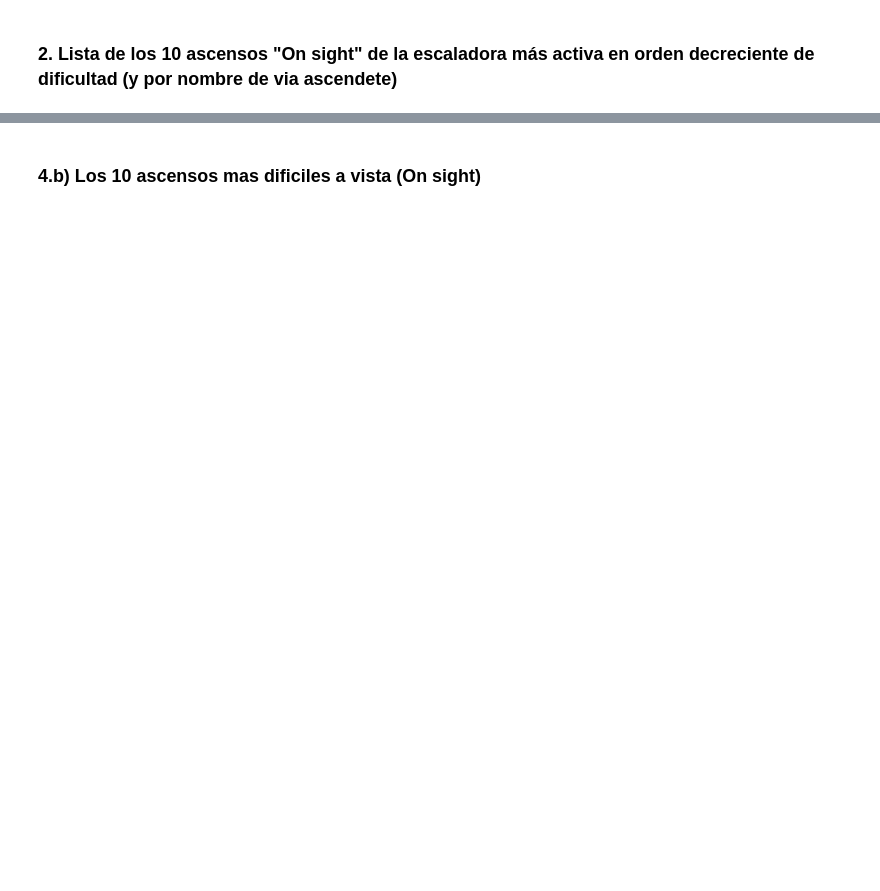
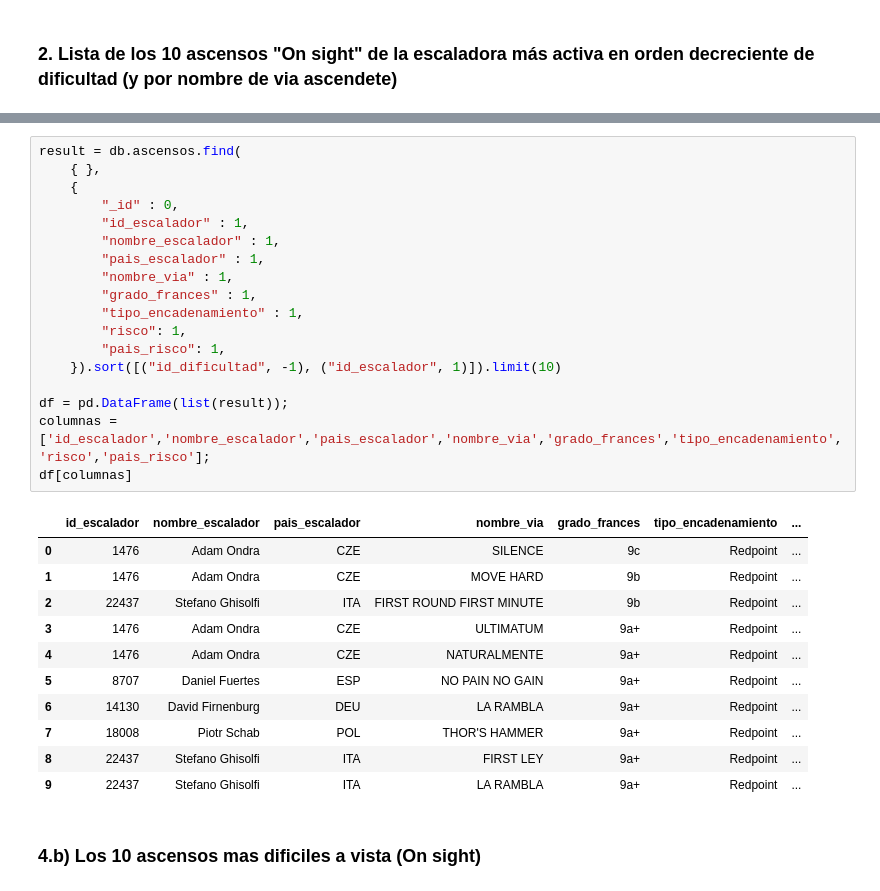
Before and after one commit to jmsanchezff/datahack_practica_bbdd, a Jupyter notebook: MongoDB.ipynb, the cells around one changed output, grey strips where cells are left out. Drawn from its saved outputs; the diff is of its cells as text; blank space fills up the shorter version.

```diff
--- a/MongoDB.ipynb
+++ b/MongoDB.ipynb
@@ -165,2 +274,32 @@ pd.DataFrame(list(result))
+# %%
+result = db.ascensos.find(
+    { },
+    {
+        "_id" : 0,
+        "id_escalador" : 1,
+        "nombre_escalador" : 1,
+        "pais_escalador" : 1,
+        "nombre_via" : 1,
+        "grado_frances" : 1,
+        "tipo_encadenamiento" : 1,
+        "risco": 1,
+        "pais_risco": 1,
+    }).sort([("id_dificultad", -1), ("id_escalador", 1)]).limit(10)
+
+df = pd.DataFrame(list(result));
+columnas = ['id_escalador','nombre_escalador','pais_escalador','nombre_via','grado_frances','tipo_encadenamiento','risco','pais_risco'];
+df[columnas]
+# %% [output]
+|  | id_escalador | nombre_escalador | pais_escalador | nombre_via | grado_frances | tipo_encadenamiento | ... |
+| 0 | 1476 | Adam Ondra | CZE | SILENCE | 9c | Redpoint | ... |
+| 1 | 1476 | Adam Ondra | CZE | MOVE HARD | 9b | Redpoint | ... |
+| 2 | 22437 | Stefano Ghisolfi | ITA | FIRST ROUND FIRST MINUTE | 9b | Redpoint | ... |
+| 3 | 1476 | Adam Ondra | CZE | ULTIMATUM | 9a+ | Redpoint | ... |
+| 4 | 1476 | Adam Ondra | CZE | NATURALMENTE | 9a+ | Redpoint | ... |
+| 5 | 8707 | Daniel Fuertes | ESP | NO PAIN NO GAIN | 9a+ | Redpoint | ... |
+| 6 | 14130 | David Firnenburg | DEU | LA RAMBLA | 9a+ | Redpoint | ... |
+| 7 | 18008 | Piotr Schab | POL | THOR'S HAMMER | 9a+ | Redpoint | ... |
+| 8 | 22437 | Stefano Ghisolfi | ITA | FIRST LEY | 9a+ | Redpoint | ... |
+| 9 | 22437 | Stefano Ghisolfi | ITA | LA RAMBLA | 9a+ | Redpoint | ... |
 # %% [markdown]
 ### 4.b) Los 10 ascensos mas dificiles a vista (On sight)
```
Also changed, not shown: parts of 19 cells of this notebook.
